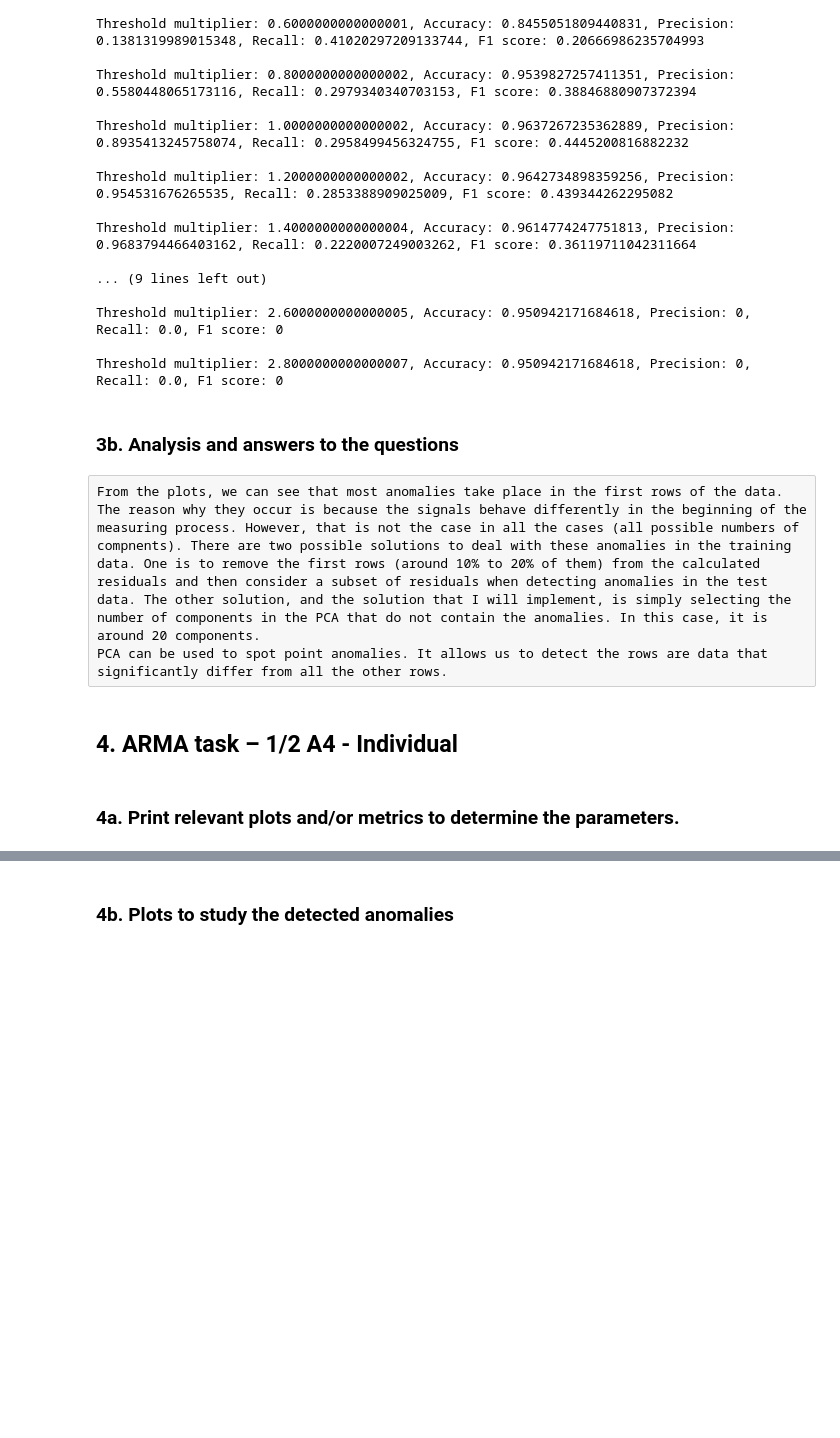
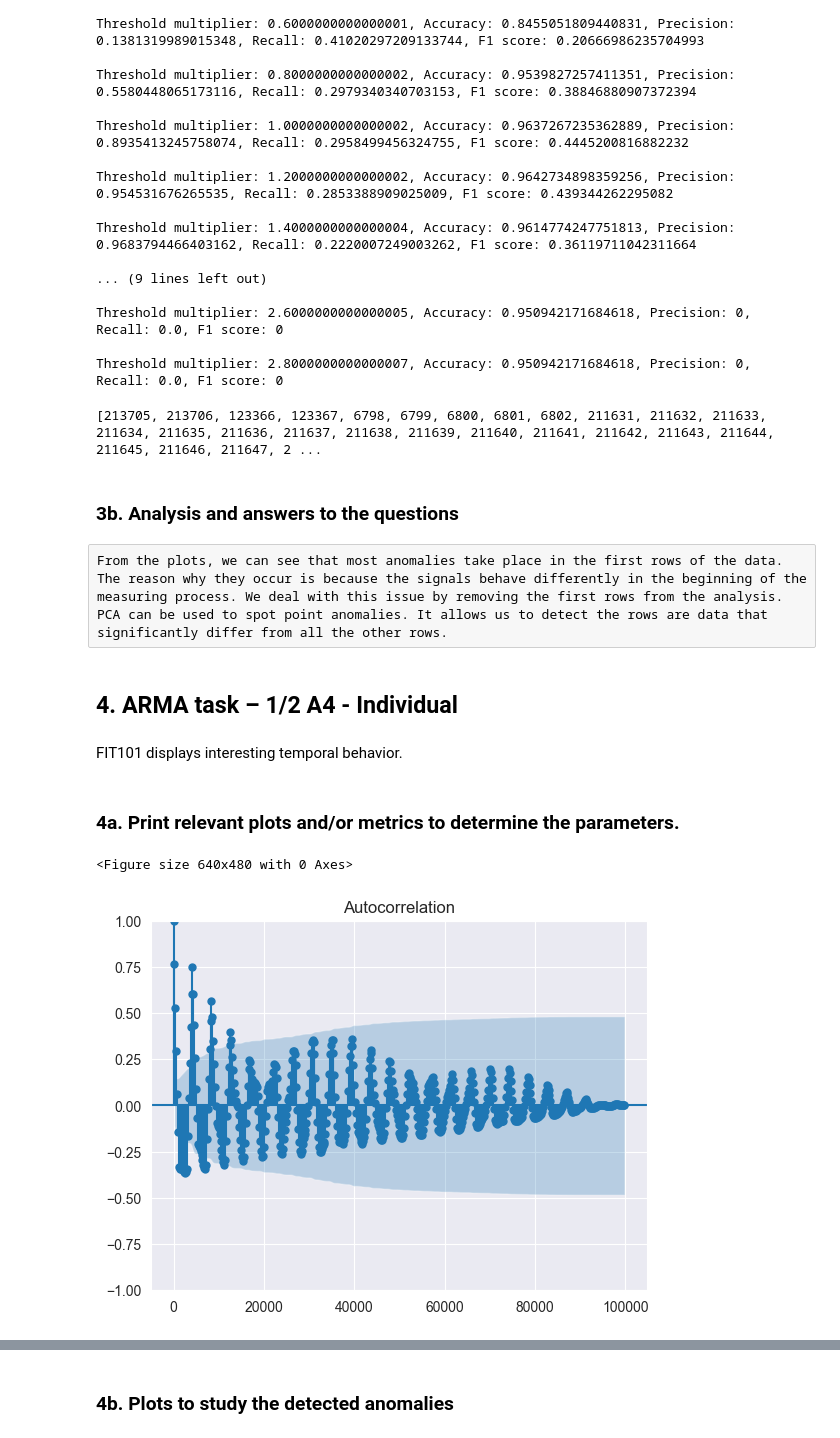
Before and after one commit to kbaran1998/CS4035-cyber-data, a Jupyter notebook: lab2/Lab2-PCA-Regression.ipynb, the cells around one changed output, grey strips where cells are left out. Drawn from its saved outputs; the diff is of its cells as text; code cells hidden in the pictures; blank space fills up the shorter version.

```diff
--- a/lab2/Lab2-PCA-Regression.ipynb
+++ b/lab2/Lab2-PCA-Regression.ipynb
@@ -314,12 +317,55 @@ Threshold multiplier: 1.4000000000000004, Accuracy: 0.9614774247751813, Precisio
 Threshold multiplier: 2.6000000000000005, Accuracy: 0.950942171684618, Precision: 0, Recall: 0.0, F1 score: 0
 
 Threshold multiplier: 2.8000000000000007, Accuracy: 0.950942171684618, Precision: 0, Recall: 0.0, F1 score: 0
+# %%
+# Find anomalies in the test data
+test_residuals = calculate_residuals(relevant_test_data_df, final_pca)
+test_threshold = 4.8
+test_anomalies = np.array(find_anomalies_in_residuals(test_residuals, test_threshold)) + start_index
+
+# Create an array with all the original indices and test anomalies as labels
+test_labels = np.zeros(len(test_residuals) + start_index)
+test_labels[test_anomalies] = 1
+# Create a dataframe with the indices of the anomalies
+test_anomalies_df = pd.DataFrame([np.arange(len(test_residuals) + start_index), test_labels], columns=["index", "ore"])
+# Put the anomalies in a dataframe
+print(test_anomalies)
+# %% [output]
+[213705, 213706, 123366, 123367, 6798, 6799, 6800, 6801, 6802, 211631, 211632, 211633, 211634, 211635, 211636, 211637, 211638, 211639, 211640, 211641, 211642, 211643, 211644, 211645, 211646, 211647, 2 ...
 # %% [markdown]
 ### 3b. Analysis and answers to the questions
 # %% [raw]
-From the plots, we can see that most anomalies take place in the first rows of the data. The reason why they occur is because the signals behave differently in the beginning of the measuring process. However, that is not the case in all the cases (all possible numbers of compnents). There are two possible solutions to deal with these anomalies in the training data. One is to remove the first rows (around 10% to 20% of them) from the calculated residuals and then consider a subset of residuals when detecting anomalies in the test data. The other solution, and the solution that I will implement, is simply selecting the number of components in the PCA that do not contain the anomalies. In this case, it is around 20 components.
+From the plots, we can see that most anomalies take place in the first rows of the data. The reason why they occur is because the signals behave differently in the beginning of the measuring process. We deal with this issue by removing the first rows from the analysis.
 PCA can be used to spot point anomalies. It allows us to detect the rows are data that significantly differ from all the other rows.
 # %% [markdown]
 ## 4. ARMA task – 1/2 A4 - Individual
+# %% [markdown]
+FIT101 displays interesting temporal behavior.
 # %% [markdown]
 ### 4a. Print relevant plots and/or metrics to determine the parameters.
+# %%
+train_data_path = os.path.join(os.getcwd(), "data", "train_data.csv")
+val_data_path = os.path.join(os.getcwd(), "data", "val_data.csv")
+test_data_path = os.path.join(os.getcwd(), "data", "test_data.csv")
+
+train_data_df = pd.read_csv(train_data_path)
+train_data_df.set_index('Id', inplace=True)
+val_data_df = pd.read_csv(val_data_path)
+val_data_df.set_index('Id', inplace=True)
+test_data_df = pd.read_csv(test_data_path)
+test_data_df.set_index('Id', inplace=True)
+
+start_index = 10000
+relevant_train_data_df = train_data_df.iloc[start_index:, :]
+relevant_val_data_df = val_data_df.iloc[start_index:, :]
+relevant_test_data_df = test_data_df.iloc[start_index:, :]
+# %%
+# Plot the autocorrelations for the relevant attributes
+start_time = 10000
+plotting_time = 100000
+plt.clf()
+plot_acf(relevant_train_data_df[["FIT101"]].iloc[: plotting_time,:], lags=list(range(0, plotting_time, 200)))
+plt.show()
+# %% [output]
+<Figure size 640x480 with 0 Axes>
+[figure, added]
```
Also changed, not shown: parts of 52 cells of this notebook.
